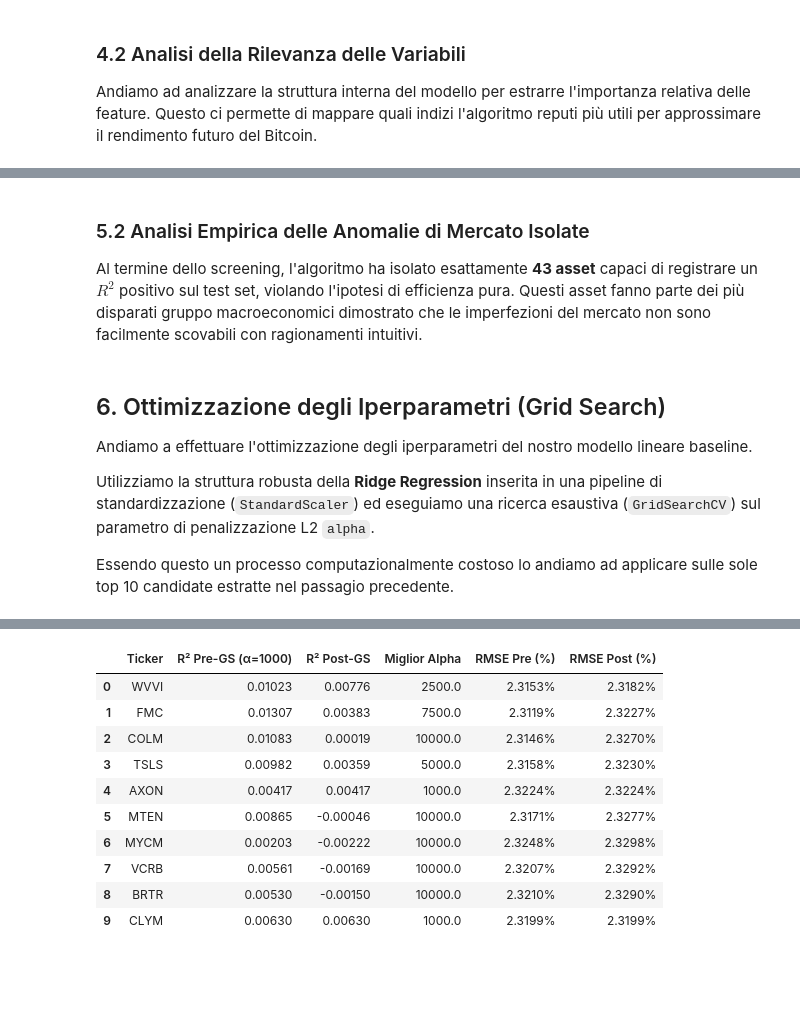
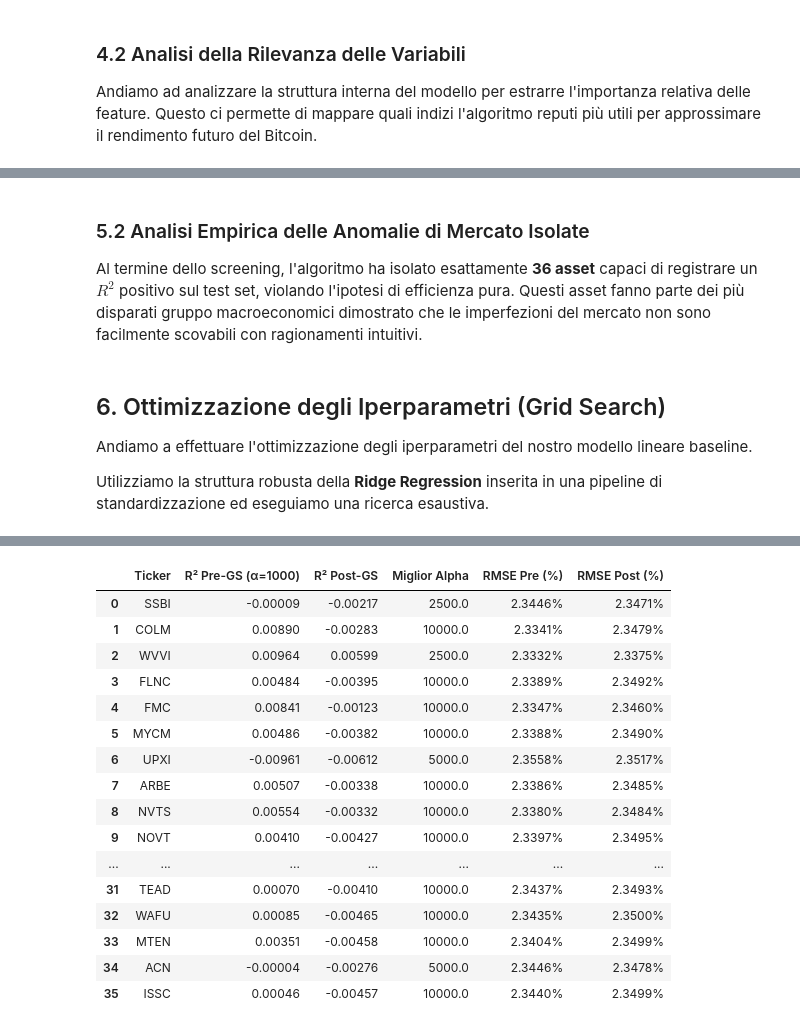
Before and after one commit to TverdohlebEgor/ProgettoDataIntensive, a Jupyter notebook: main.ipynb, the cells around one changed output, grey strips where cells are left out. Cells and saved outputs as stored; diff of their text form; code cells hidden in the pictures; blank space fills up the shorter version.

```diff
--- a/main.ipynb
+++ b/main.ipynb
@@ -128,3 +189,5 @@ Scaricamento dati per Ethereum e Solana
+# %%
+df.drop(columns=['Price_ETH', 'Price_SOL'], inplace=True)
 # %% [markdown]
 ### 2.4 Aggiunta Feature: Calcolo della Volatilità
 
@@ -168,9 +223,16 @@ range_energia = ((df_energia['High'] - df_energia['Low']) / df_energia['Close'])
 df_energia['Volatility_Energy_30d'] = range_energia.rolling(window=30).mean()
 df_energia = df_energia[['Close', 'Volatility_Energy_30d']].rename(columns={'Close': 'Price_Energy'})
 
+columns_to_drop = [col for col in df_energia.columns if col in df.columns]
+if columns_to_drop:
+    df = df.drop(columns=columns_to_drop)
+
 df = df.join(df_energia, how='left')
+
 df['Price_Energy'] = df['Price_Energy'].ffill().bfill()
 df['Volatility_Energy_30d'] = df['Volatility_Energy_30d'].ffill().bfill()
 
-display(df[['Prize', 'Price_Energy', 'Volatility_Energy_30d']].head())
+df = df.dropna()
+
+display(df.head())
 # %% [output]
@@ -192,20 +254,12 @@ Calcoliamo le variazioni percentuali a 1, 3 e 7 giorni per tutti gli asset (Bitc
 # %%
-df['BTC_Return_1d'] = df['Prize'].pct_change(1) * 100
-df['BTC_Return_3d'] = df['Prize'].pct_change(3) * 100
-df['BTC_Return_7d'] = df['Prize'].pct_change(7) * 100
-
-df['ETH_Return_1d'] = df['Price_ETH'].pct_change(1) * 100
-df['ETH_Return_3d'] = df['Price_ETH'].pct_change(3) * 100
-df['ETH_Return_7d'] = df['Price_ETH'].pct_change(7) * 100
-
-df['SOL_Return_1d'] = df['Price_SOL'].pct_change(1) * 100
-df['SOL_Return_3d'] = df['Price_SOL'].pct_change(3) * 100
-df['SOL_Return_7d'] = df['Price_SOL'].pct_change(7) * 100
+df['BTC_Return_1d'] = df['Price'].pct_change(1) * 100
+df['BTC_Return_3d'] = df['Price'].pct_change(3) * 100
+df['BTC_Return_7d'] = df['Price'].pct_change(7) * 100
 
 df['Energy_Return_1d'] = df['Price_Energy'].pct_change(1) * 100
 df['Energy_Return_3d'] = df['Price_Energy'].pct_change(3) * 100
 df['Energy_Return_7d'] = df['Price_Energy'].pct_change(7) * 100
 
 df = df.dropna()
-display(df[['Prize', 'Price_Energy', 'Volatility_Energy_30d', 'Energy_Return_1d']].head())
+display(df.head())
 # %% [output]
@@ -357,11 +411,11 @@ try:
 
     ticker_nasdaq = [str(t).replace('.', '-') for t in ticker_nasdaq]
     ticker_totali.extend(ticker_nasdaq)
-    print(f"-> Caricati con successo {len(ticker_nasdaq)} ticker dal NASDAQ 100 locale.")
+    print(f"-> Caricati con successo {len(ticker_nasdaq)} ticker dal NASDAQ locale.")
 except Exception as e:
-    print(f"Errore nel caricamento di nasdaq100.csv: {e}. Assicurati che il file sia nella stessa cartella.")
+    print(f"Errore nel caricamento di nasdaq.csv: {e}. Assicurati che il file sia nella stessa cartella.")
 
-macro_ticker = ["GC=F", "SI=F", "CL=F", "NG=F", "^DJI", "^VIX", "EURUSD=X", "GBPUSD=X"]
+macro_ticker = ["SI=F", "CL=F", "NG=F", "^DJI", "^VIX", "EURUSD=X", "GBPUSD=X"]
 ticker_totali.extend(macro_ticker)
 
 ticker_totali = list(set(ticker_totali))
@@ -483,15 +537,13 @@ Totale mercanti vincenti 43
 # %% [markdown]
 ### 5.2 Analisi Empirica delle Anomalie di Mercato Isolate
 
-Al termine dello screening, l'algoritmo ha isolato esattamente **43 asset** capaci di registrare un $R^2$ positivo sul test set, violando l'ipotesi di efficienza pura. Questi asset fanno parte dei più disparati gruppo macroeconomici dimostrato che le imperfezioni del mercato non sono facilmente scovabili con ragionamenti intuitivi.
+Al termine dello screening, l'algoritmo ha isolato esattamente **36 asset** capaci di registrare un $R^2$ positivo sul test set, violando l'ipotesi di efficienza pura. Questi asset fanno parte dei più disparati gruppo macroeconomici dimostrato che le imperfezioni del mercato non sono facilmente scovabili con ragionamenti intuitivi.
 # %% [markdown]
 ## 6. Ottimizzazione degli Iperparametri (Grid Search)
 
 Andiamo a effettuare l'ottimizzazione degli iperparametri del nostro modello lineare baseline.
 
-Utilizziamo la struttura robusta della **Ridge Regression** inserita in una pipeline di standardizzazione (`StandardScaler`) ed eseguiamo una ricerca esaustiva (`GridSearchCV`) sul parametro di penalizzazione L2 `alpha`.
-
-Essendo questo un processo computazionalmente costoso lo andiamo ad applicare sulle sole top 10 candidate estratte nel passagio precedente.
+Utilizziamo la struttura robusta della **Ridge Regression** inserita in una pipeline di standardizzazione ed eseguiamo una ricerca esaustiva.
 # %%
 from sklearn.linear_model import Ridge
 from sklearn.model_selection import GridSearchCV
@@ -504,15 +556,15 @@ import yfinance as yf
 
 if not mercati_vincenti:
     print("[ATTENZIONE] Lo screener non ha isolato nessun mercato con R² > 0.")
-    top_10_tickers = []
+    top_tickers = []
 else:
-    top_10_ordinati = sorted(mercati_vincenti.items(), key=lambda item: item[1], reverse=True)[:10]
-    top_10_tickers = [item[0] for item in top_10_ordinati]
-    print(f"[OK] Avvio analisi comparativa indipendente sulle TOP 10 anomalie esogene:\n{top_10_tickers}\n")
+    top_ordinati = sorted(mercati_vincenti.items(), key=lambda item: item[1], reverse=True)
+    top_tickers = [item[0] for item in top_ordinati]
+    print(f"[OK] Avvio analisi comparativa indipendente sulle TOP 10 anomalie esogene:\n{top_tickers}\n")
 
 record_finali = []
 
-for ticker in top_10_tickers:
+for ticker in top_tickers:
     try:
         ticker_obj = yf.Ticker(ticker)
         df_cand = ticker_obj.history(period="5y")
@@ -613,16 +665,22 @@ display(df_comparativo)
 
 ================================================================================
              TABELLA COMPARATIVA FINALE: PRE VS POST GRID SEARCH
 ================================================================================
 |  | Ticker | R² Pre-GS (α=1000) | R² Post-GS | Miglior Alpha | RMSE Pre (%) | RMSE Post (%) |
-| 0 | WVVI | 0.01023 | 0.00776 | 2500.0 | 2.3153% | 2.3182% |
-| 1 | FMC | 0.01307 | 0.00383 | 7500.0 | 2.3119% | 2.3227% |
-| 2 | COLM | 0.01083 | 0.00019 | 10000.0 | 2.3146% | 2.3270% |
-| 3 | TSLS | 0.00982 | 0.00359 | 5000.0 | 2.3158% | 2.3230% |
-| 4 | AXON | 0.00417 | 0.00417 | 1000.0 | 2.3224% | 2.3224% |
-| 5 | MTEN | 0.00865 | -0.00046 | 10000.0 | 2.3171% | 2.3277% |
-| 6 | MYCM | 0.00203 | -0.00222 | 10000.0 | 2.3248% | 2.3298% |
-| 7 | VCRB | 0.00561 | -0.00169 | 10000.0 | 2.3207% | 2.3292% |
-| 8 | BRTR | 0.00530 | -0.00150 | 10000.0 | 2.3210% | 2.3290% |
-| 9 | CLYM | 0.00630 | 0.00630 | 1000.0 | 2.3199% | 2.3199% |
+| 0 | SSBI | -0.00009 | -0.00217 | 2500.0 | 2.3446% | 2.3471% |
+| 1 | COLM | 0.00890 | -0.00283 | 10000.0 | 2.3341% | 2.3479% |
+| 2 | WVVI | 0.00964 | 0.00599 | 2500.0 | 2.3332% | 2.3375% |
+| 3 | FLNC | 0.00484 | -0.00395 | 10000.0 | 2.3389% | 2.3492% |
+| 4 | FMC | 0.00841 | -0.00123 | 10000.0 | 2.3347% | 2.3460% |
+| 5 | MYCM | 0.00486 | -0.00382 | 10000.0 | 2.3388% | 2.3490% |
+| 6 | UPXI | -0.00961 | -0.00612 | 5000.0 | 2.3558% | 2.3517% |
+| 7 | ARBE | 0.00507 | -0.00338 | 10000.0 | 2.3386% | 2.3485% |
+| 8 | NVTS | 0.00554 | -0.00332 | 10000.0 | 2.3380% | 2.3484% |
+| 9 | NOVT | 0.00410 | -0.00427 | 10000.0 | 2.3397% | 2.3495% |
+| ... | ... | ... | ... | ... | ... | ... |
+| 31 | TEAD | 0.00070 | -0.00410 | 10000.0 | 2.3437% | 2.3493% |
+| 32 | WAFU | 0.00085 | -0.00465 | 10000.0 | 2.3435% | 2.3500% |
+| 33 | MTEN | 0.00351 | -0.00458 | 10000.0 | 2.3404% | 2.3499% |
+| 34 | ACN | -0.00004 | -0.00276 | 5000.0 | 2.3446% | 2.3478% |
+| 35 | ISSC | 0.00046 | -0.00457 | 10000.0 | 2.3440% | 2.3499% |
 # %% [markdown]
```
Also changed, not shown: parts of 33 cells of this notebook.
